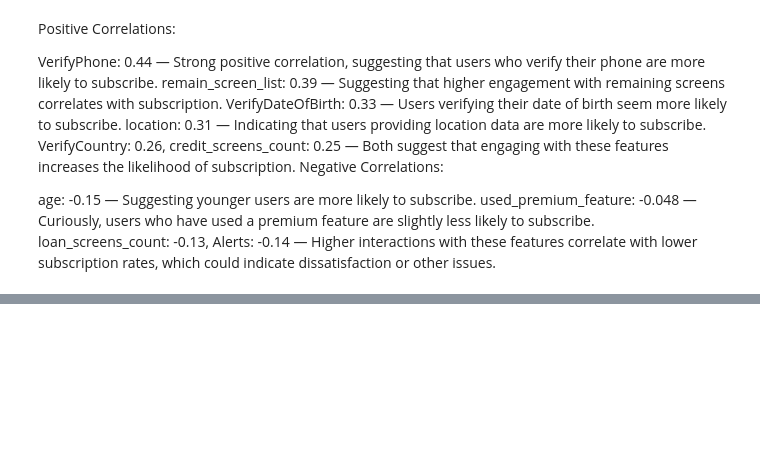
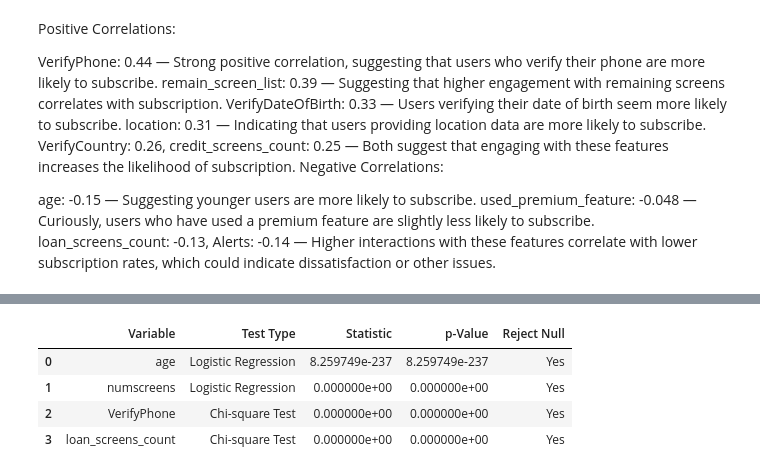
Before and after one commit to arygup/Behavioural-Research---Statistical-Methods, a Jupyter notebook: Aryan.ipynb, the cells around one changed output, grey strips where cells are left out. Drawn from its saved outputs; the diff is of its cells as text; code cells hidden in the pictures; blank space fills up the shorter version.

Commit message:
ANOVA and STAT tests

```diff
--- a/Aryan.ipynb
+++ b/Aryan.ipynb
@@ -148,0 +165,41 @@ plt.show()
+# %%
+from scipy.stats import chi2_contingency
+import statsmodels.api as sm
+
+# Prepare the data for logistic regression (for continuous variables) and chi-square tests (for binary/categorical variables)
+data['intercept'] = 1.0
+
+# Logistic Regression for 'age' and 'numscreens'
+logit_model_age = sm.Logit(data['enrolled'], data[['intercept', 'age']]).fit(disp=0)
+logit_model_screens = sm.Logit(data['enrolled'], data[['intercept', 'numscreens']]).fit(disp=0)
+
+# Chi-square Test for 'VerifyPhone'
+crosstab_phone = pd.crosstab(data['VerifyPhone'], data['enrolled'])
+chi2_stat_phone, p_val_phone, _, _ = chi2_contingency(crosstab_phone)
+
+# Chi-square Test for 'loan_screens_count' (treated as categorical for this analysis)
+crosstab_loan = pd.crosstab(data['loan_screens_count'], data['enrolled'])
+chi2_stat_loan, p_val_loan, _, _ = chi2_contingency(crosstab_loan)
+
+# Compile results
+results = {
+    "Variable": ["age", "numscreens", "VerifyPhone", "loan_screens_count"],
+    "Test Type": ["Logistic Regression", "Logistic Regression", "Chi-square Test", "Chi-square Test"],
+    "Statistic": [logit_model_age.pvalues['age'], logit_model_screens.pvalues['numscreens'], p_val_phone, p_val_loan],
+    "p-Value": [logit_model_age.pvalues['age'], logit_model_screens.pvalues['numscreens'], p_val_phone, p_val_loan],
+    "Reject Null": [
+        "Yes" if logit_model_age.pvalues['age'] < 0.05 else "No",
+        "Yes" if logit_model_screens.pvalues['numscreens'] < 0.05 else "No",
+        "Yes" if p_val_phone < 0.05 else "No",
+        "Yes" if p_val_loan < 0.05 else "No"
+    ]
+}
+
+results_df = pd.DataFrame(results)
+results_df
+# %% [output]
+|  | Variable | Test Type | Statistic | p-Value | Reject Null |
+| 0 | age | Logistic Regression | 8.259749e-237 | 8.259749e-237 | Yes |
+| 1 | numscreens | Logistic Regression | 0.000000e+00 | 0.000000e+00 | Yes |
+| 2 | VerifyPhone | Chi-square Test | 0.000000e+00 | 0.000000e+00 | Yes |
+| 3 | loan_screens_count | Chi-square Test | 0.000000e+00 | 0.000000e+00 | Yes |
```
Also changed, not shown: parts of 8 cells of this notebook.
